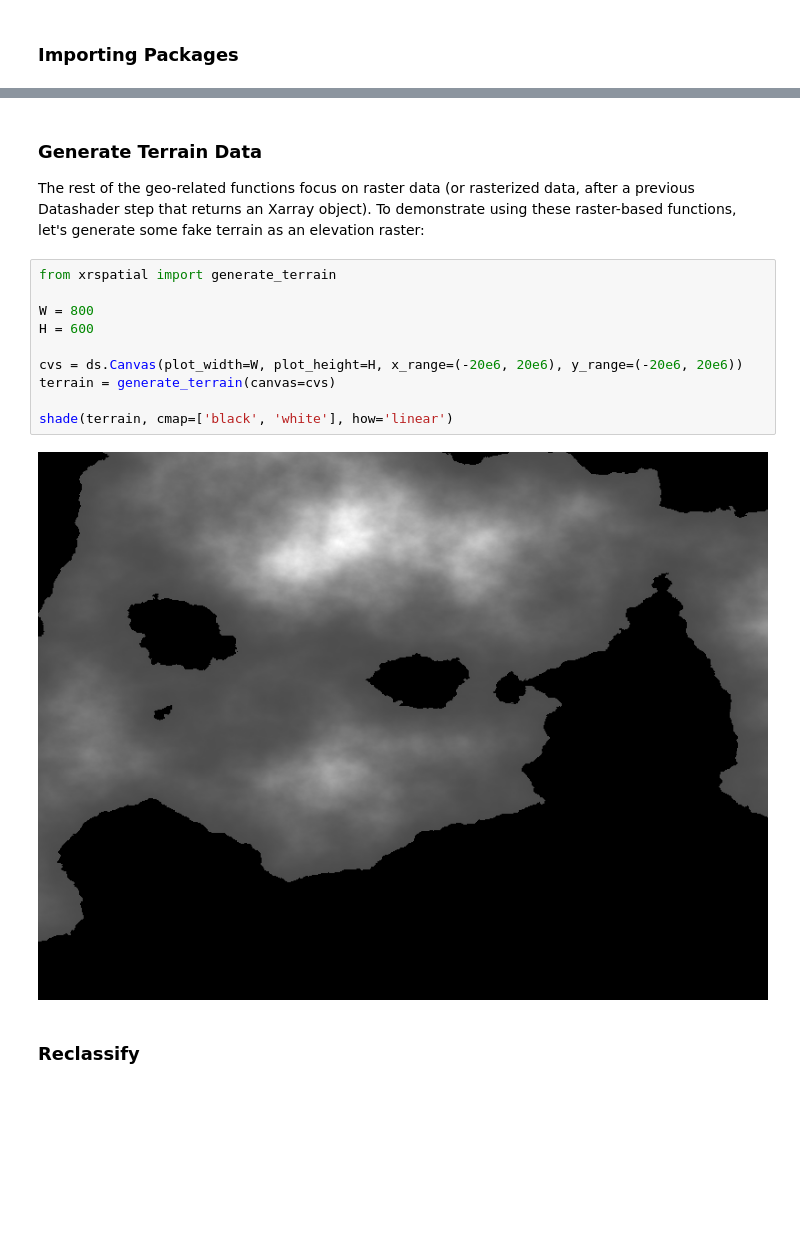
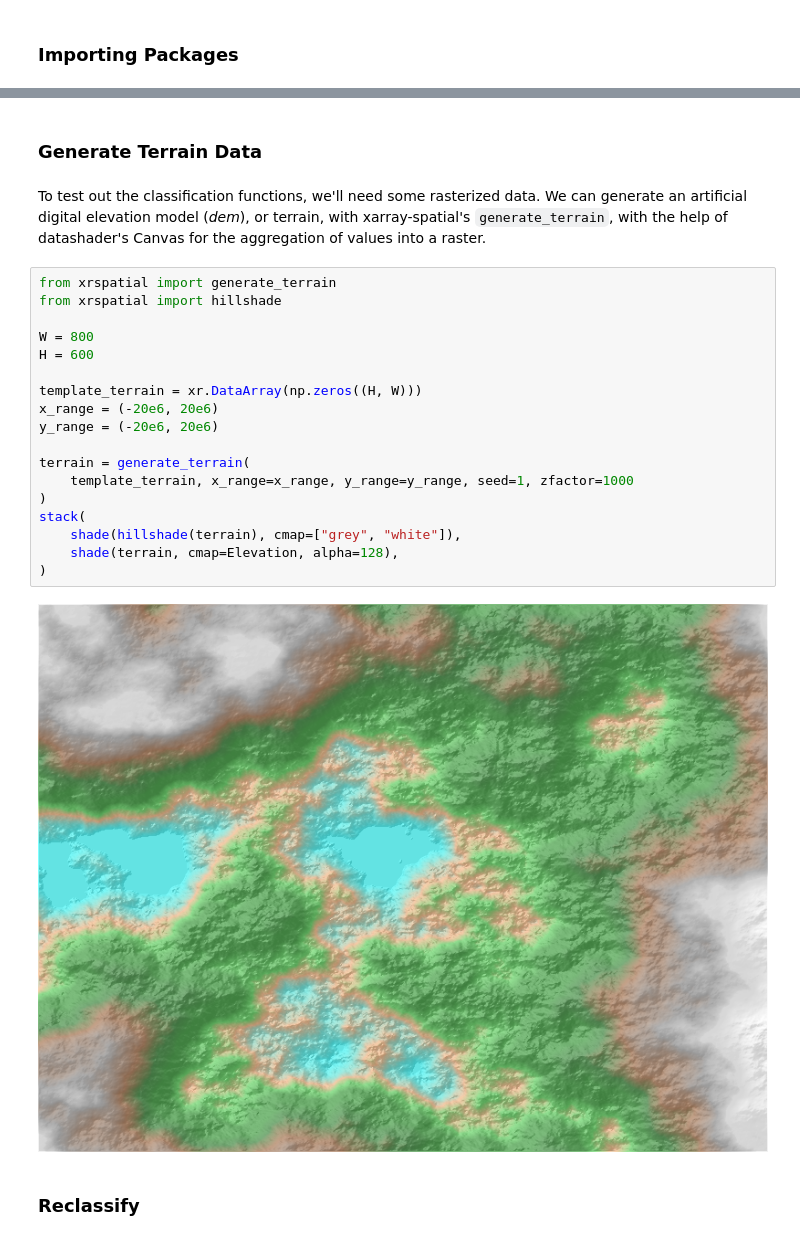
Before and after one commit to makepath/xarray-spatial, a Jupyter notebook: docs/source/user_guide/classification.ipynb, the cells around one changed output, grey strips where cells are left out. Saved outputs shown, nothing was run; the diff lists cells and outputs as text; blank space fills up the shorter version.

```diff
--- a/docs/source/user_guide/classification.ipynb
+++ b/docs/source/user_guide/classification.ipynb
@@ -12,22 +16,30 @@ from datashader.transfer_functions import set_background
 from datashader.colors import Elevation
 
 import xrspatial
-# %% [markdown]
-### Generate Terrain Data
-
-The rest of the geo-related functions focus on raster data (or rasterized data, after a previous Datashader step that returns an Xarray object). To demonstrate using these raster-based functions, let's generate some fake terrain as an elevation raster:
+# %% [markdown]
+### Generate Terrain Data
+# %% [markdown]
+To test out the classification functions, we'll need some rasterized data. We can generate an artificial digital elevation model (*dem*), or terrain, with xarray-spatial's `generate_terrain`, with the help of datashader's Canvas for the aggregation of values into a raster.
 # %%
 from xrspatial import generate_terrain
+from xrspatial import hillshade
 
 W = 800
 H = 600
 
-cvs = ds.Canvas(plot_width=W, plot_height=H, x_range=(-20e6, 20e6), y_range=(-20e6, 20e6))
-terrain = generate_terrain(canvas=cvs)
+template_terrain = xr.DataArray(np.zeros((H, W)))
+x_range = (-20e6, 20e6)
+y_range = (-20e6, 20e6)
 
-shade(terrain, cmap=['black', 'white'], how='linear')
+terrain = generate_terrain(
+    template_terrain, x_range=x_range, y_range=y_range, seed=1, zfactor=1000
+)
+stack(
+    shade(hillshade(terrain), cmap=["grey", "white"]),
+    shade(terrain, cmap=Elevation, alpha=128),
+)
 # %% [output]
-[figure, old version]
+[figure, new version]
 # %% [markdown]
 ### Reclassify
 # %% [markdown]
```
Also changed, not shown: parts of 13 cells of this notebook, 11 other files.
